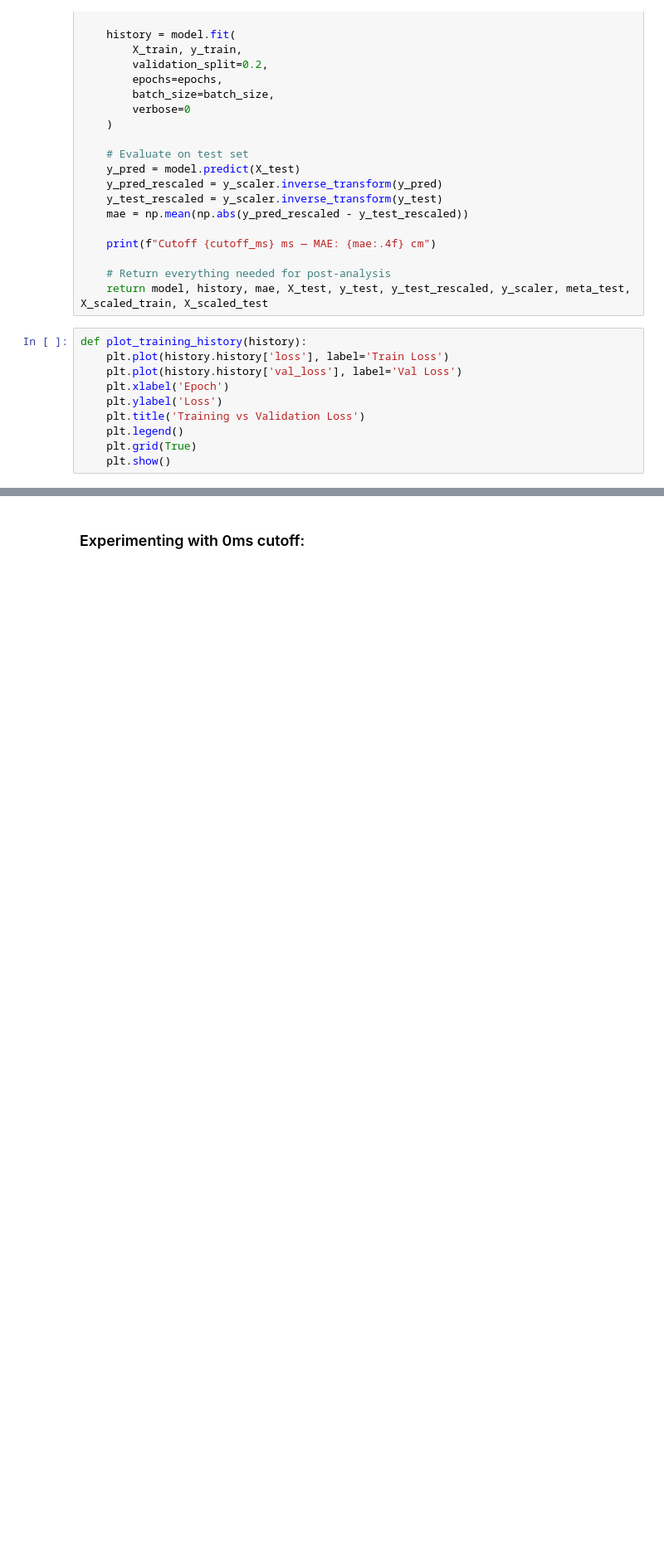
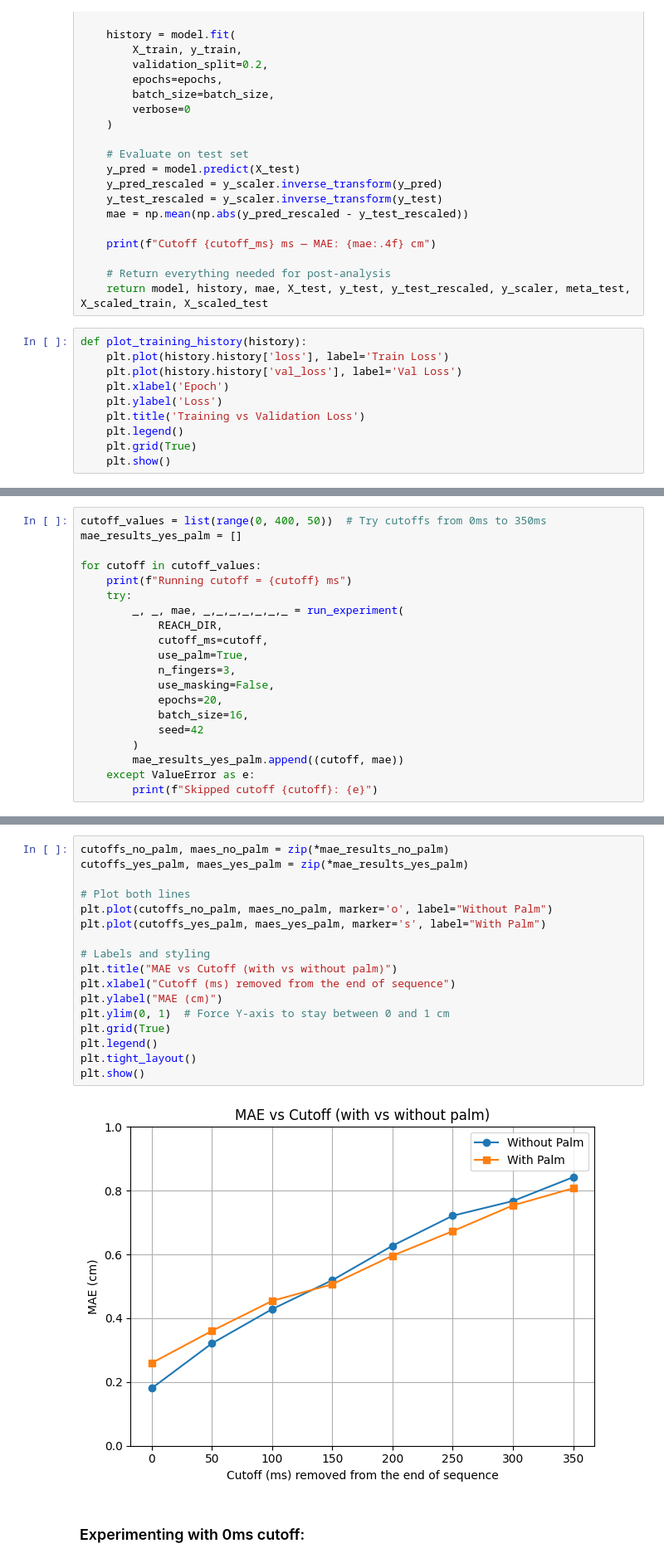
Before and after one commit to senakilinc/ReachToGraspPrediction, a Jupyter notebook: Prediction_ReachToGraspData.ipynb, the cells around one changed output, grey strips where cells are left out. Shown at 83% size. Drawn from its saved outputs; the diff is of its cells as text; blank space fills up the shorter version.

```diff
--- a/Prediction_ReachToGraspData.ipynb
+++ b/Prediction_ReachToGraspData.ipynb
@@ -172,0 +213,20 @@ def plot_training_history(history):
+# %%
+cutoff_values = list(range(0, 400, 50))  # Try cutoffs from 0ms to 350ms
+mae_results_yes_palm = []
+
+for cutoff in cutoff_values:
+    print(f"Running cutoff = {cutoff} ms")
+    try:
+        _, _, mae, _,_,_,_,_,_,_ = run_experiment(
+            REACH_DIR,
+            cutoff_ms=cutoff,
+            use_palm=True,
+            n_fingers=3,
+            use_masking=False,
+            epochs=20,
+            batch_size=16,
+            seed=42
+        )
+        mae_results_yes_palm.append((cutoff, mae))
+    except ValueError as e:
+        print(f"Skipped cutoff {cutoff}: {e}")
@@ -173,3 +266,22 @@ def plot_training_history(history):
+# %%
+cutoffs_no_palm, maes_no_palm = zip(*mae_results_no_palm)
+cutoffs_yes_palm, maes_yes_palm = zip(*mae_results_yes_palm)
+
+# Plot both lines
+plt.plot(cutoffs_no_palm, maes_no_palm, marker='o', label="Without Palm")
+plt.plot(cutoffs_yes_palm, maes_yes_palm, marker='s', label="With Palm")
+
+# Labels and styling
+plt.title("MAE vs Cutoff (with vs without palm)")
+plt.xlabel("Cutoff (ms) removed from the end of sequence")
+plt.ylabel("MAE (cm)")
+plt.ylim(0, 1)  # Force Y-axis to stay between 0 and 1 cm
+plt.grid(True)
+plt.legend()
+plt.tight_layout()
+plt.show()
+# %% [output]
+[figure, added]
 # %% [markdown]
 ### Experimenting with 0ms cutoff:
 # %%
```
Also changed, not shown: parts of 4 cells of this notebook.
